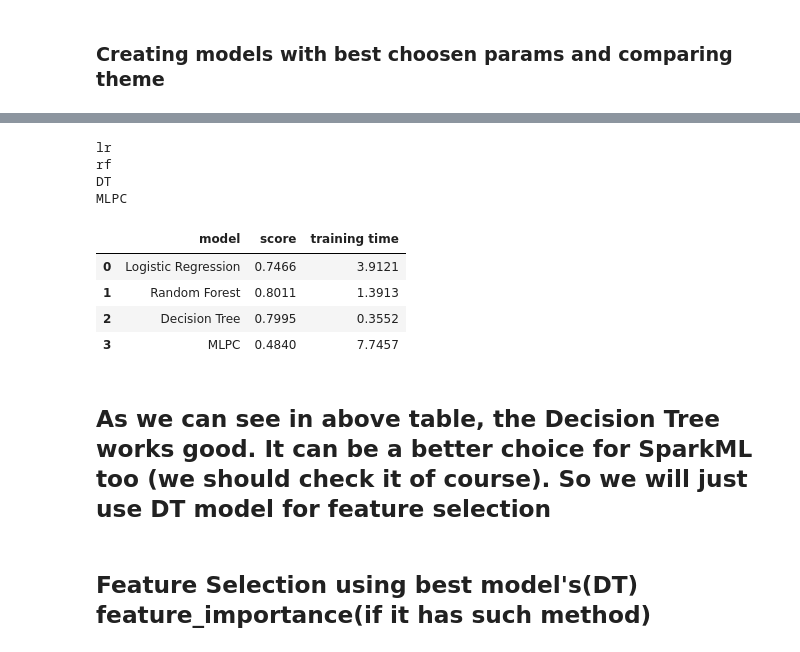
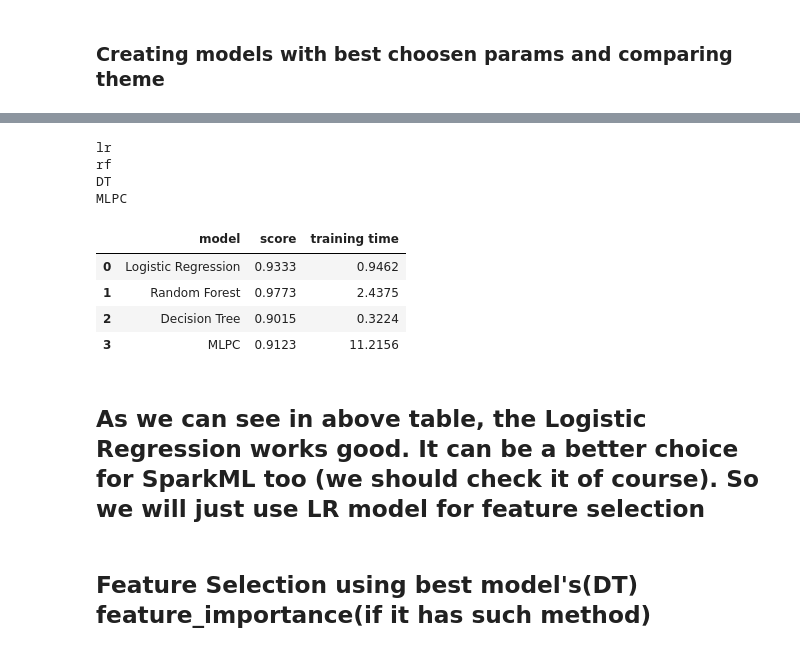
Before and after one commit to meysam-amini/iot-network-intrusion-dataset, a Jupyter notebook: IoT_Intrusion_Dataset.ipynb, the cells around one changed output, grey strips where cells are left out. Drawn from its saved outputs; the diff is of its cells as text; code cells hidden in the pictures.

```diff
--- a/IoT_Intrusion_Dataset.ipynb
+++ b/IoT_Intrusion_Dataset.ipynb
@@ -999,26 +999,26 @@ non_tree_numeric_transformer = Pipeline(steps=[
     ('imputer', SimpleImputer(strategy='constant',fill_value=0)),
     ('scaler', StandardScaler())])
 
-categorical_transformer = Pipeline(steps=[
+non_tree_categorical_transformer = Pipeline(steps=[
     ('imputer', SimpleImputer(strategy='constant',fill_value=0)),
-    # ('encoder', OneHotEncoder(handle_unknown='ignore'))
+    ('encoder', OneHotEncoder(handle_unknown='ignore'))
     ])
 
 
-#tree_categorical_transformer = SimpleImputer(strategy='most_frequent')
+tree_categorical_transformer = SimpleImputer(strategy='constant',fill_value=0)#strategy='most_frequent')
 
 tree_numeric_transformer = SimpleImputer(strategy='constant',fill_value=0)
 
 
 
 non_tree_preprocessor = ColumnTransformer(transformers=[
-    ('cat', categorical_transformer, cat_cols),
+    ('cat', non_tree_categorical_transformer, cat_cols),
     ('num', non_tree_numeric_transformer, num_cols)
     ],remainder='passthrough', sparse_threshold=0)
 
 
 tree_preprocessor = ColumnTransformer(transformers=[
-    ('cat', categorical_transformer, cat_cols),
+    ('cat', tree_categorical_transformer, cat_cols),
     ('num', tree_numeric_transformer, num_cols)
     ],remainder='passthrough', sparse_threshold=0)
 
@@ -1150,44 +1150,47 @@ num_cols=(x.drop(cat_cols,axis=1)).columns
 
 num_cols=x.columns
 
+scoring_binary = 'roc_auc'
+scoring_multi= 'accuracy'
+
 #if classification is just for two classes(normal/anomalies),
 #this property should be "2" ,otherwise it should be 10
 # -> just for MLPC last layer nodes
-num_class=10
+num_class=2
 
 
 non_tree_preprocessor = ColumnTransformer(transformers=[
-    ('cat', categorical_transformer, cat_cols),
+    ('cat', non_tree_categorical_transformer, cat_cols),
     ('num', non_tree_numeric_transformer, num_cols)
     ],remainder='passthrough', sparse_threshold=0)
 
 
 tree_preprocessor = ColumnTransformer(transformers=[
-    ('cat', categorical_transformer, cat_cols),
+    ('cat', tree_categorical_transformer, cat_cols),
     ('num', tree_numeric_transformer, num_cols)
     ],remainder='passthrough', sparse_threshold=0)
 
 seed=42
 
-lr_c=20
+lr_c=1
 lr_max_iter=100
 
-rf_max_depth=14
-rf_criterion='entropy'
-rf_n_estimators=30
+rf_max_depth=10
+rf_criterion='gini'
+rf_n_estimators=100
 
-DT_max_depth=14
-DT_criterion='entropy'
+DT_max_depth=6
+DT_criterion='gini'
 
-MLPC_max_iter=100
+MLPC_max_iter=200
 MLPC_activation='logistic'
 MLPC_solver='lbfgs'
-MLPC_hidden_layer_sizes=(3,10,num_class)
+MLPC_hidden_layer_sizes=(3,20,num_class)
 
 # Pipeline of ML classifier's pipielines
 pipelines = {
     'lr': Pipeline(steps=[('preprocessor_lr', non_tree_preprocessor),('lr',LogisticRegression(random_state=seed,C=lr_c,max_iter=lr_max_iter))]),
-    'rf': Pipeline(steps=[('preprocessor_rf',tree_preprocessor),('rf', RandomForestClassifier(random_state=seed,criterion=rf_criterion,max_depth=16,n_estimators=rf_n_estimators))]),
+    'rf': Pipeline(steps=[('preprocessor_rf',tree_preprocessor),('rf', RandomForestClassifier(random_state=seed,criterion=rf_criterion,max_depth=rf_max_depth,n_estimators=rf_n_estimators))]),
     'DT': Pipeline(steps=[('preprocessor_DT',tree_preprocessor),('DT', DecisionTreeClassifier(random_state=seed,criterion=DT_criterion,max_depth=DT_max_depth))]),
     'MLPC': Pipeline(steps=[('preprocessor_MLPC', non_tree_preprocessor),('MLPC',MLPClassifier(random_state=seed,
                                                                                                max_iter=MLPC_max_iter,solver=MLPC_solver,
@@ -1230,40 +1225,40 @@ for key, pipeline in tqdm(pipelines.items()):
 
     print(key)
 
     cv=KFold(n_splits=5,shuffle=True)
 
 
     model=pipeline
 
     t1=datetime.datetime.now()
 
-    score=cross_val_score(model,X=x,y=y,cv=cv,n_jobs=2,scoring=scoring_multi).mean()
+    score=cross_val_score(model,X=x,y=y,cv=cv,n_jobs=2,scoring=scoring_binary).mean()
 
     t2=datetime.datetime.now()
 
     time=t2-t1
 
     results_df.loc[results_row]=[
         model_names[key],
         score,
         time.total_seconds()
         ]
     results_row+=1
 
 results_df =results_df.round(4)
 display(results_df)
 # %% [output]
 lr
 rf
 DT
 MLPC
 |  | model | score | training time |
-| 0 | Logistic Regression | 0.7466 | 3.9121 |
-| 1 | Random Forest | 0.8011 | 1.3913 |
-| 2 | Decision Tree | 0.7995 | 0.3552 |
-| 3 | MLPC | 0.4840 | 7.7457 |
+| 0 | Logistic Regression | 0.9333 | 0.9462 |
+| 1 | Random Forest | 0.9773 | 2.4375 |
+| 2 | Decision Tree | 0.9015 | 0.3224 |
+| 3 | MLPC | 0.9123 | 11.2156 |
 # %% [markdown]
-## As we can see in above table, the Decision Tree works good. It can be a better choice for SparkML too (we should check it of course). So we will just use DT model for feature selection
+## As we can see in above table, the Logistic Regression works good. It can be a better choice for SparkML too (we should check it of course). So we will just use LR model for feature selection
 # %% [markdown]
 ## Feature Selection using best model's(DT) feature_importance(if it has such method)
 # %%
```
Also changed, not shown: parts of 15 cells of this notebook.
